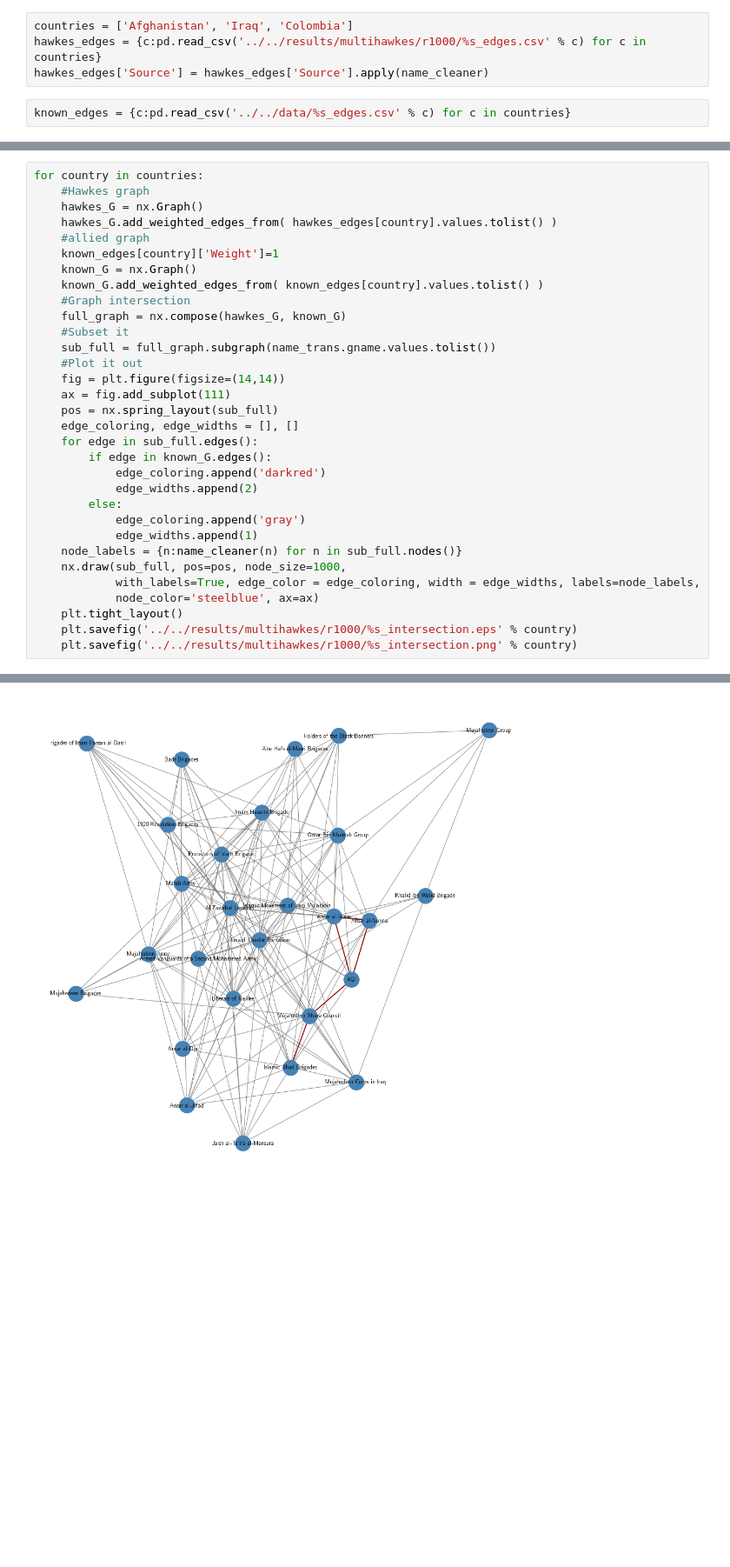
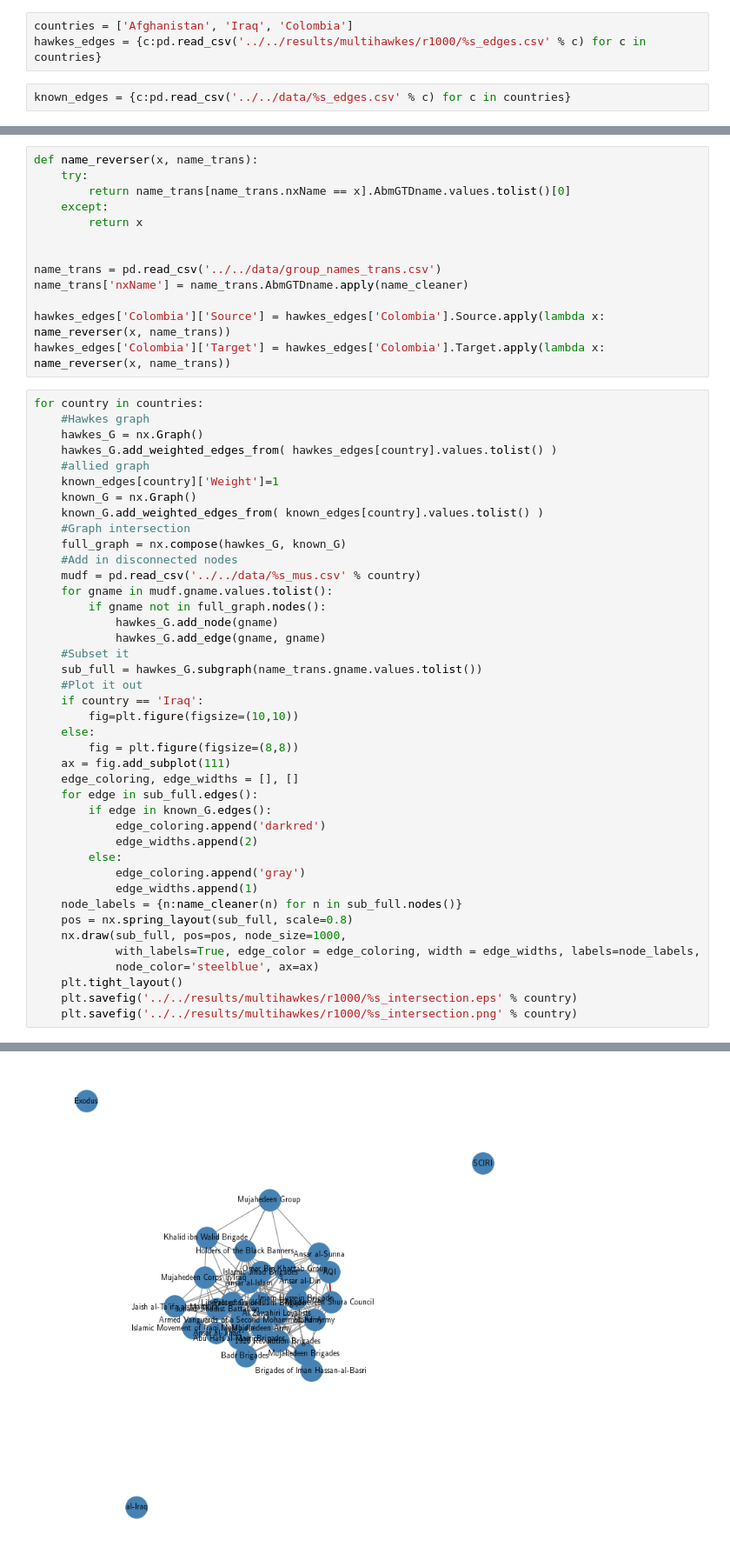
Before and after one commit to adamrpah/BIGSSS-Terror, a Jupyter notebook: analytics/code/multihawkes/multihawkes_analysis.ipynb, the cells around one changed output, grey strips where cells are left out. Shown at 87% size. Saved outputs shown, nothing was run; the diff lists cells and outputs as text; blank space fills up the shorter version.

Commit message:
adding multihawkes new graphs

```diff
--- a/analytics/code/multihawkes/multihawkes_analysis.ipynb
+++ b/analytics/code/multihawkes/multihawkes_analysis.ipynb
@@ -57,6 +61,5 @@ FileNotFoundError: [Errno 2] No such file or directory: 'r1000/Afghanistan_multi
 # %%
 countries = ['Afghanistan', 'Iraq', 'Colombia']
 hawkes_edges = {c:pd.read_csv('../../results/multihawkes/r1000/%s_edges.csv' % c) for c in countries}
-hawkes_edges['Source'] = hawkes_edges['Source'].apply(name_cleaner)
 # %%
 known_edges = {c:pd.read_csv('../../data/%s_edges.csv' % c) for c in countries}
@@ -65,3 +66,16 @@ name_trans = pd.read_csv('../../data/group_names_trans.csv')
+# %%
+def name_reverser(x, name_trans):
+    try:
+        return name_trans[name_trans.nxName == x].AbmGTDname.values.tolist()[0]
+    except:
+        return x
+
+
+name_trans = pd.read_csv('../../data/group_names_trans.csv')
+name_trans['nxName'] = name_trans.AbmGTDname.apply(name_cleaner)
+
+hawkes_edges['Colombia']['Source'] = hawkes_edges['Colombia'].Source.apply(lambda x: name_reverser(x, name_trans))
+hawkes_edges['Colombia']['Target'] = hawkes_edges['Colombia'].Target.apply(lambda x: name_reverser(x, name_trans))
 # %%
 for country in countries:
     #Hawkes graph
@@ -73,12 +87,20 @@ for country in countries:
     known_G.add_weighted_edges_from( known_edges[country].values.tolist() )
     #Graph intersection
     full_graph = nx.compose(hawkes_G, known_G)
+    #Add in disconnected nodes
+    mudf = pd.read_csv('../../data/%s_mus.csv' % country)
+    for gname in mudf.gname.values.tolist():
+        if gname not in full_graph.nodes():
+            hawkes_G.add_node(gname)
+            hawkes_G.add_edge(gname, gname)
     #Subset it
-    sub_full = full_graph.subgraph(name_trans.gname.values.tolist())
+    sub_full = hawkes_G.subgraph(name_trans.gname.values.tolist())
     #Plot it out
-    fig = plt.figure(figsize=(14,14))
+    if country == 'Iraq':
+        fig=plt.figure(figsize=(10,10))
+    else:
+        fig = plt.figure(figsize=(8,8))
     ax = fig.add_subplot(111)
-    pos = nx.spring_layout(sub_full)
     edge_coloring, edge_widths = [], []
     for edge in sub_full.edges():
         if edge in known_G.edges():
@@ -88,6 +110,7 @@ for country in countries:
             edge_coloring.append('gray')
             edge_widths.append(1)
     node_labels = {n:name_cleaner(n) for n in sub_full.nodes()}
+    pos = nx.spring_layout(sub_full, scale=0.8)
     nx.draw(sub_full, pos=pos, node_size=1000,
             with_labels=True, edge_color = edge_coloring, width = edge_widths, labels=node_labels,
             node_color='steelblue', ax=ax)
@@ -99 +122 @@ for country in countries:
-[figure, old version]
+[figure, new version]
```
Also changed, not shown: parts of 3 cells of this notebook, 7 other files.
